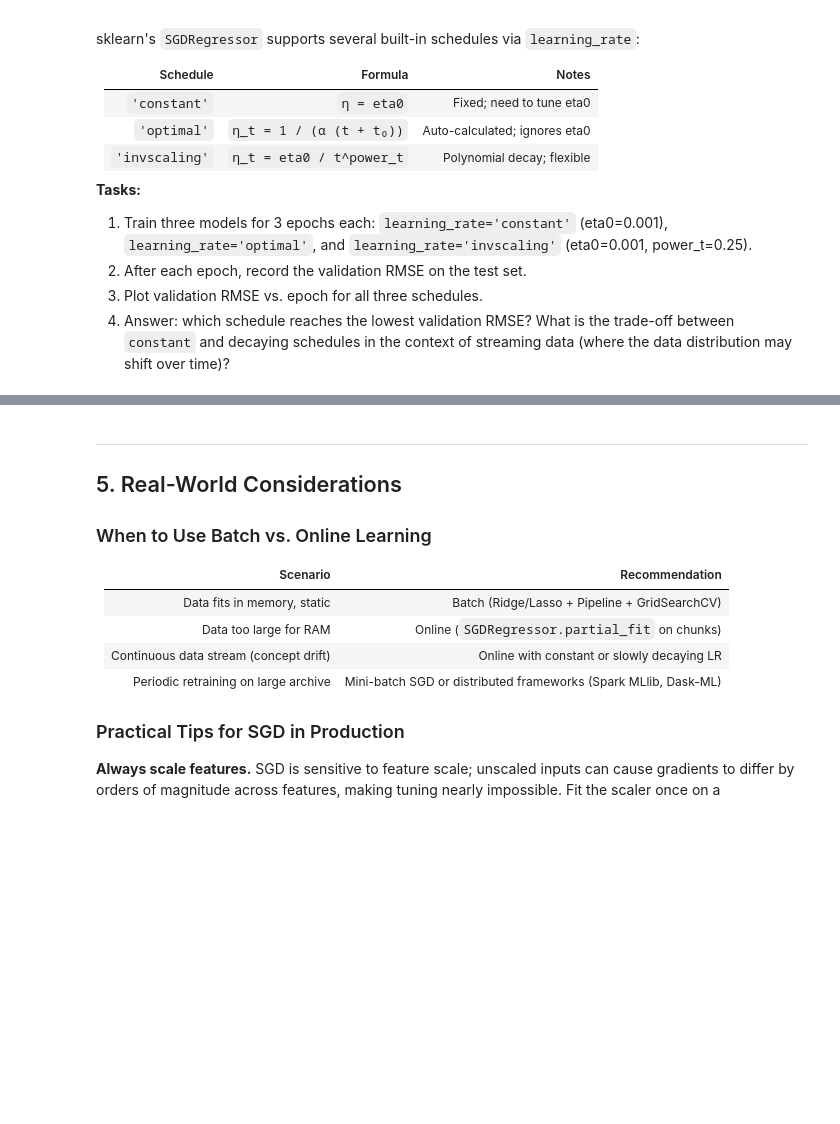
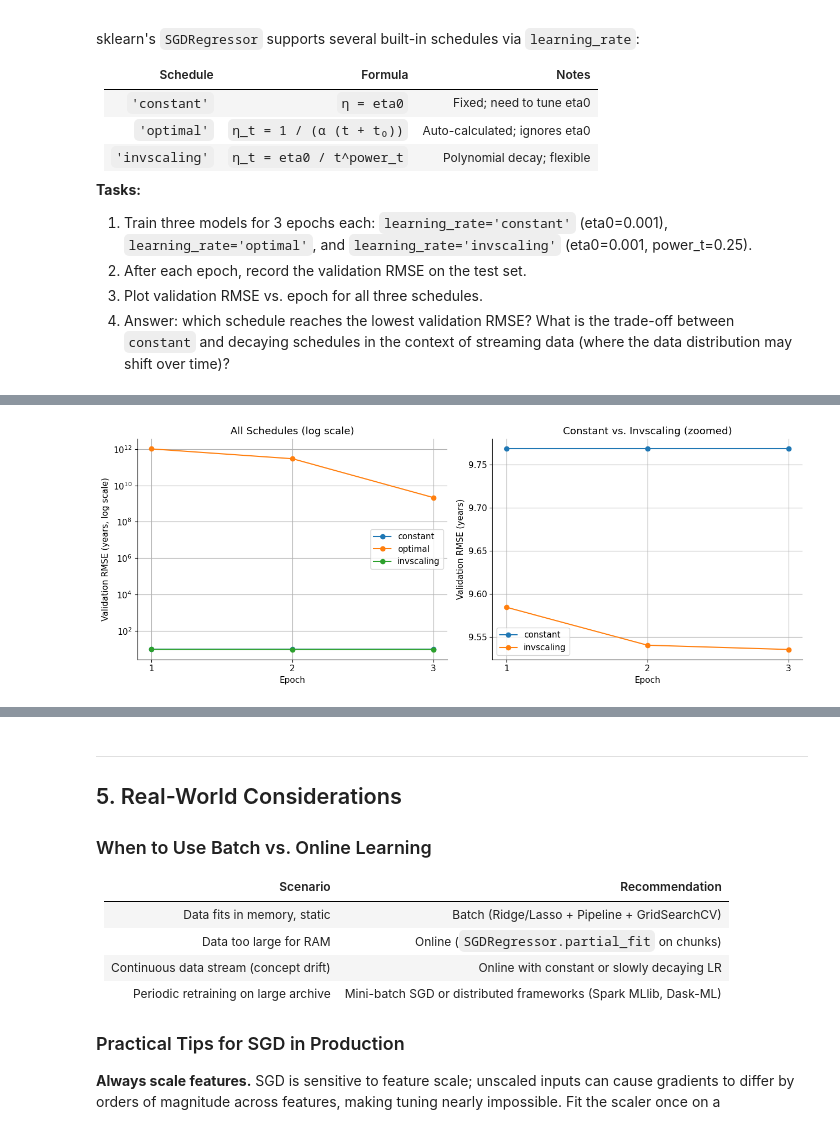
Before and after one commit to Milo18113/lab_linear_regression, a Jupyter notebook: lab_linear_regression.ipynb, the cells around one changed output, grey strips where cells are left out. Cells and saved outputs as stored; diff of their text form; code cells hidden in the pictures; blank space fills up the shorter version.

```diff
--- a/lab_linear_regression.ipynb
+++ b/lab_linear_regression.ipynb
@@ -1176,2 +1288,28 @@ sklearn's `SGDRegressor` supports several built-in schedules via `learning_rate`
 # %%
-# Your code here
+fig, axes = plt.subplots(1, 2, figsize=(13, 5))
+
+# Left: all three, log scale, shows optimal's blowup + recovery
+for name, rmses in val_curves.items():
+    axes[0].plot([1, 2, 3], rmses, marker='o', label=name)
+axes[0].set_yscale('log')
+axes[0].set_xticks([1, 2, 3])
+axes[0].set_xlabel('Epoch')
+axes[0].set_ylabel('Validation RMSE (years, log scale)')
+axes[0].set_title('All Schedules (log scale)')
+axes[0].legend()
+axes[0].grid(True, which='both')
+
+# Right: zoom on constant vs. invscaling only, linear scale
+for name in ['constant', 'invscaling']:
+    axes[1].plot([1, 2, 3], val_curves[name], marker='o', label=name)
+axes[1].set_xticks([1, 2, 3])
+axes[1].set_xlabel('Epoch')
+axes[1].set_ylabel('Validation RMSE (years)')
+axes[1].set_title('Constant vs. Invscaling (zoomed)')
+axes[1].legend()
+axes[1].grid(True)
+
+plt.tight_layout()
+plt.show()
+# %% [output]
+[figure, added]
```
Also changed, not shown: parts of 23 cells of this notebook.
